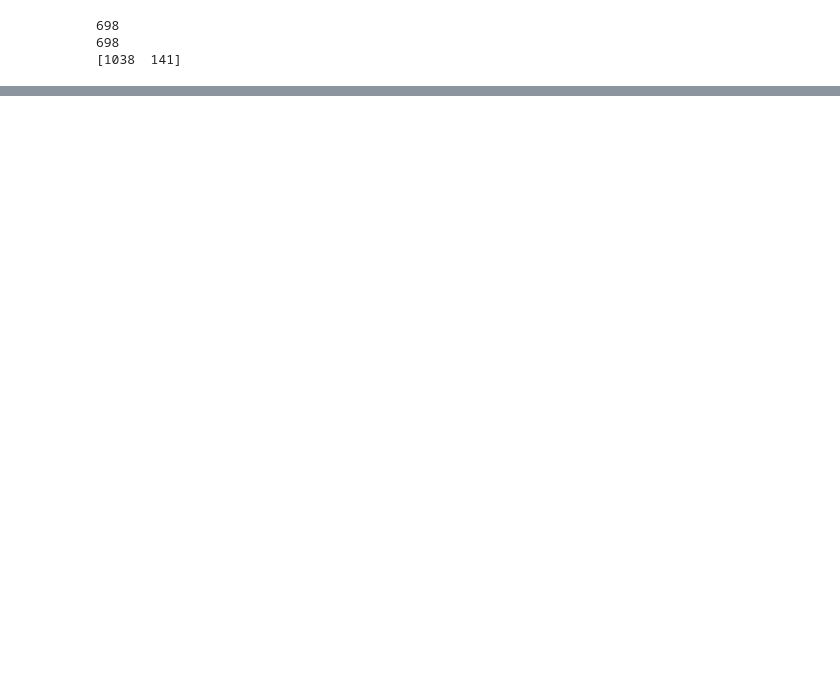
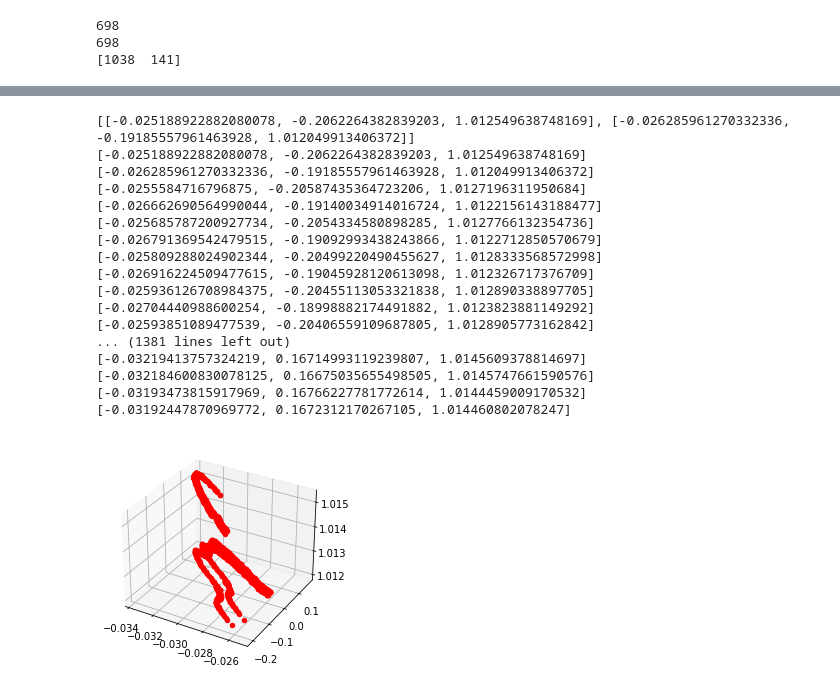
Before and after one commit to olingo99/image-processing, a Jupyter notebook: lab3/projet.ipynb, the cells around one changed output, grey strips where cells are left out. Drawn from its saved outputs; the diff is of its cells as text; code cells hidden in the pictures; blank space fills up the shorter version.

```diff
--- a/lab3/projet.ipynb
+++ b/lab3/projet.ipynb
@@ -409,3 +383,80 @@ print(left_points[1][1])
+# %%
+left_points = np.array([[j,i] for i,j in reducedLeft.items()])
+right_points = best_points
+
+
+centerLft = (np.linalg.inv(R1) @ -T).T[0]
+centerRgt = (np.linalg.inv(R2) @ -T).T[0]
+# print(centerLft)
+# print(centerRgt)
+
+
+
+from mathutils import geometry as pygeo
+from mathutils import Vector
+
+invP1 = np.linalg.pinv(P1)
+invP2 = np.linalg.pinv(P2)
+
+def get_intersection(left_cam, right_cam, left_world, right_world):
+
+    leftCam = Vector((left_cam[0],left_cam[1],left_cam[2]))
+    rightCam = Vector((right_cam[0],right_cam[1],right_cam[2]))
+
+    leftWorld = np.array([left_world[0],left_world[1],1])
+    rightWorld = np.array([right_world[0],right_world[1],1])
+
+    left_world = invP1 @ leftWorld
+    right_world = invP2 @ rightWorld
+
+    leftWorld = Vector((left_world[0],left_world[1],left_world[2]))
+    rightWorld = Vector((right_world[0],right_world[1],right_world[2]))
+
+    intersection = pygeo.intersect_line_line(leftCam,leftWorld,rightCam,rightWorld)
+    return intersection
+
+
+
+def get3DPoint(left_points, right_points):
+    points = []
+    for l, r in zip(left_points, right_points):
+        res, tttt = get_intersection(centerLft, centerRgt, l, r)
+        points.append([res[0], res[1], res[2]])
+        #points.append([tttt[0], tttt[1], tttt[2]])
+
+    return points
+
+points = get3DPoint(left_points, right_points)
+
+print(points[0:2])
+
+fig = plt.figure(figsize=(4,4))
+
+ax = fig.add_subplot(111, projection='3d')
+
+for elem in points:
+    print(elem)
+    ax.scatter(elem[0], elem[1], elem[2], c='r', marker='o')
+plt.show()
+# %% [output]
+[[-0.025188922882080078, -0.2062264382839203, 1.012549638748169], [-0.026285961270332336, -0.19185557961463928, 1.012049913406372]]
+[-0.025188922882080078, -0.2062264382839203, 1.012549638748169]
+[-0.026285961270332336, -0.19185557961463928, 1.012049913406372]
+[-0.0255584716796875, -0.20587435364723206, 1.0127196311950684]
+[-0.026662690564990044, -0.19140034914016724, 1.0122156143188477]
+[-0.025685787200927734, -0.2054334580898285, 1.0127766132354736]
+[-0.026791369542479515, -0.19092993438243866, 1.0122712850570679]
+[-0.025809288024902344, -0.20499220490455627, 1.0128333568572998]
+[-0.026916224509477615, -0.19045928120613098, 1.012326717376709]
+[-0.025936126708984375, -0.20455113053321838, 1.012890338897705]
+[-0.02704440988600254, -0.18998882174491882, 1.0123823881149292]
+[-0.02593851089477539, -0.20406559109687805, 1.0128905773162842]
+... (1381 lines left out)
+[-0.03219413757324219, 0.16714993119239807, 1.0145609378814697]
+[-0.032184600830078125, 0.16675035655498505, 1.0145747661590576]
+[-0.03193473815917969, 0.16766227781772614, 1.0144459009170532]
+[-0.03192447870969772, 0.1672312170267105, 1.014460802078247]
+[figure, added]
 # %%
 # print("best")
 # print(best_points[0:5])
```
Also changed, not shown: parts of 2 cells of this notebook, 1 other file.
